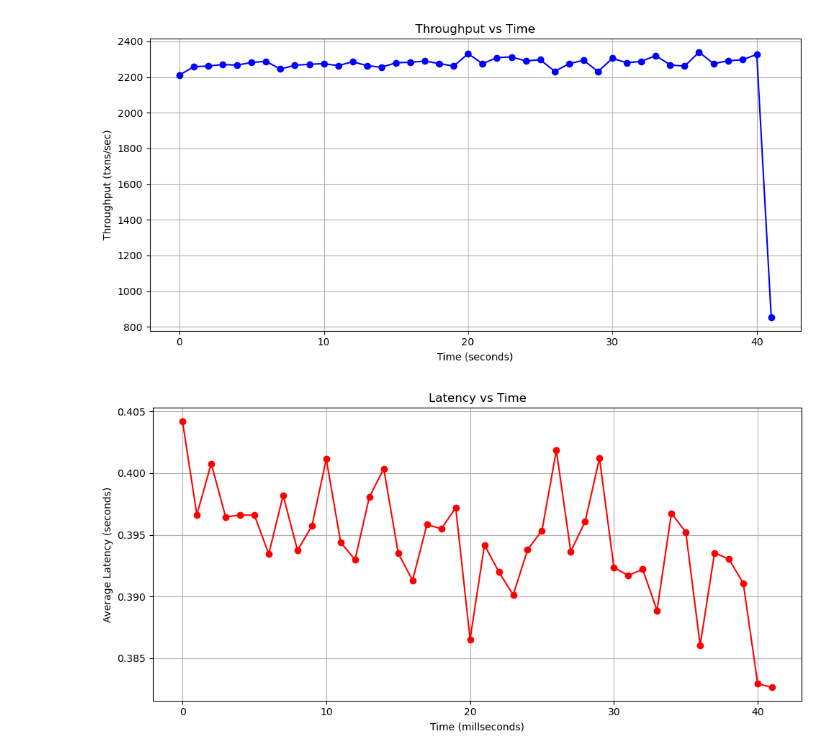
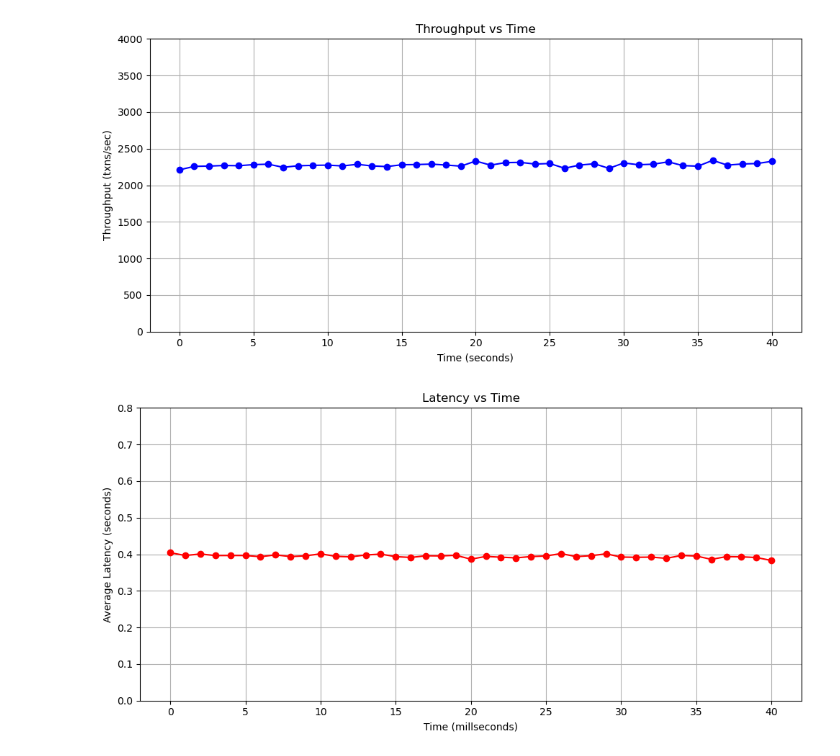
Before and after one commit to tejas-shivanand-mane/NuRaft, a Jupyter notebook: PostProcessing.ipynb, the cells around one changed output. Drawn from its saved outputs; the diff is of its cells as text; code cells hidden in the pictures.

```diff
--- a/PostProcessing.ipynb
+++ b/PostProcessing.ipynb
@@ -37,4 +84,37 @@ max_sec = max(normalized_ts_s)
 # %%
+import re
+import matplotlib.pyplot as plt
+from collections import defaultdict
+import numpy as np
+
+
+# Path to your log file
+log_file_path = "../nuraft_logs/set_4nodes/set_server0.log"  # change to your actual path
+
+# Regex to extract: latency: <val> us, time: <val> us
+pattern = re.compile(r"^succeeded, latency:\s+(\d+)\s+us, time:\s+(\d+)\s+us")
+
+# Store raw values
+latency_us_list = []
+timestamp_us_list = []
+
+# Parse file
+with open(log_file_path, "r") as f:
+    for line in f:
+        match = pattern.search(line)
+        if match:
+            latency = int(match.group(1))        # latency in us
+            timestamp = int(match.group(2))      # time in us
+            latency_us_list.append(latency)
+            timestamp_us_list.append(timestamp)
+
+# Normalize timestamps: make them relative to first timestamp
+start_time_us = timestamp_us_list[0]
+normalized_ts_s = [(t - start_time_us) // 1_000_000 for t in timestamp_us_list]  # in whole seconds
+
+# Max time for complete range
+max_sec = max(normalized_ts_s)
+
 # === Throughput: transactions per second ===
 throughput_per_sec = [0] * (max_sec + 1)
 for sec in normalized_ts_s:
@@ -46,34 +126,37 @@ latency_count = defaultdict(int)
 for sec, lat in zip(normalized_ts_s, latency_us_list):
     latency_sum[sec] += lat
     latency_count[sec] += 1
 
 avg_latency_sec = []
 for sec in range(max_sec + 1):
     if latency_count[sec] > 0:
         avg_latency = latency_sum[sec] / latency_count[sec] / 1e6  # convert us → seconds
     else:
         avg_latency = 0
     avg_latency_sec.append(avg_latency)
 
 # === Plot: Throughput ===
 plt.figure(figsize=(10, 5))
-plt.plot(range(max_sec + 1), throughput_per_sec, '-o', color='blue')
+plt.plot(range(max_sec + 1)[:-1], throughput_per_sec[:-1], '-o', color='blue')
 plt.xlabel("Time (seconds)")
 plt.ylabel("Throughput (txns/sec)")
 plt.title("Throughput vs Time")
 plt.grid(True)
+plt.ylim (0, 4000)
+
 plt.tight_layout()
 plt.show()
 
 # === Plot: Latency ===
 plt.figure(figsize=(10, 5))
-plt.plot(range(max_sec + 1), 1000*np.array(avg_latency_sec), '-o', color='red')
+plt.plot(range(max_sec + 1)[:-1], 1000*np.array(avg_latency_sec)[:-1], '-o', color='red')
 plt.xlabel("Time (millseconds)")
 plt.ylabel("Average Latency (seconds)")
 plt.title("Latency vs Time")
+plt.ylim (0, 0.8)
 plt.grid(True)
 plt.tight_layout()
 plt.show()
 # %% [output]
-[figure, old version]
+[figure, new version]
-[figure, old version]
+[figure, new version]
```
Also changed, not shown: parts of 3 cells of this notebook, 2 other files.
